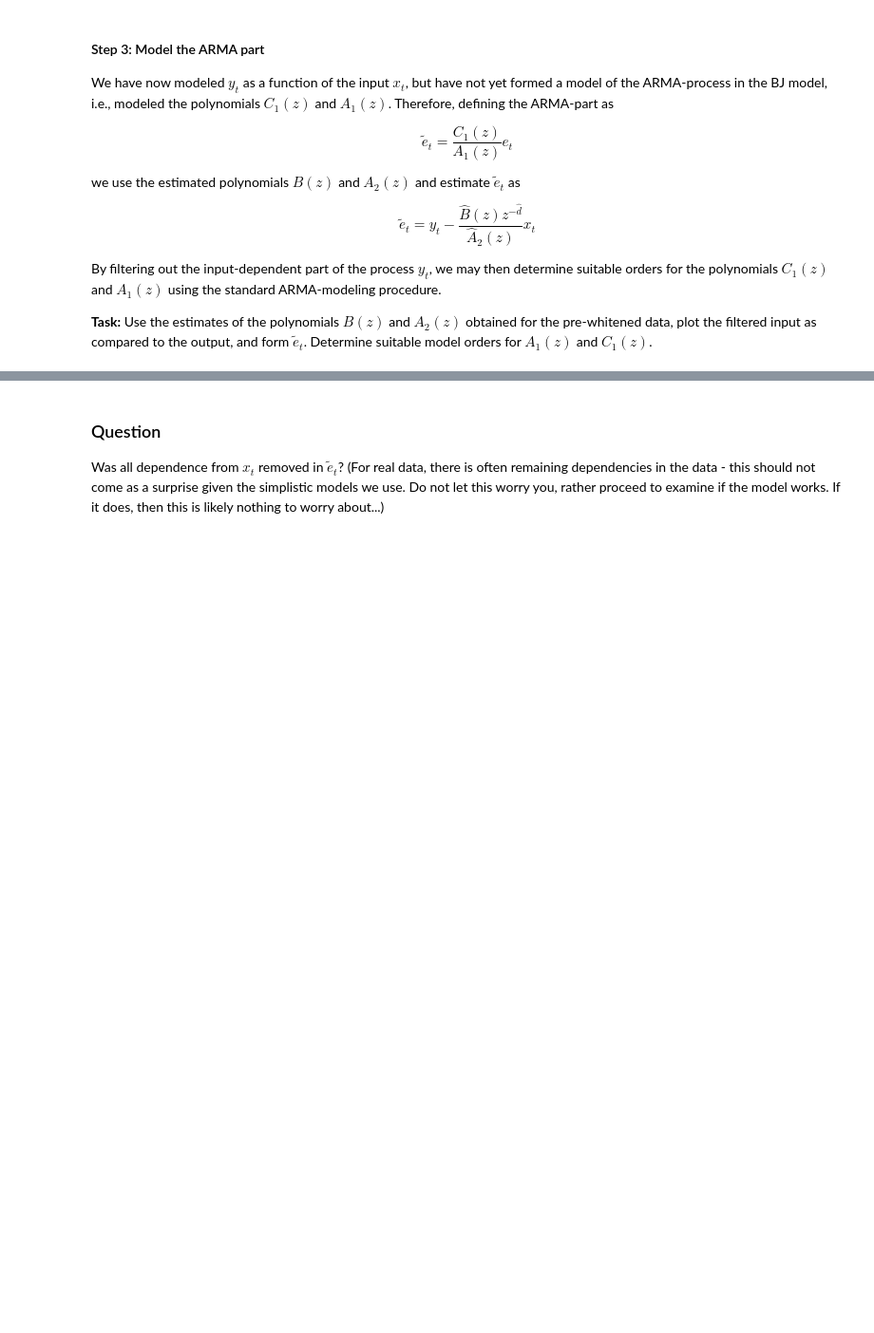
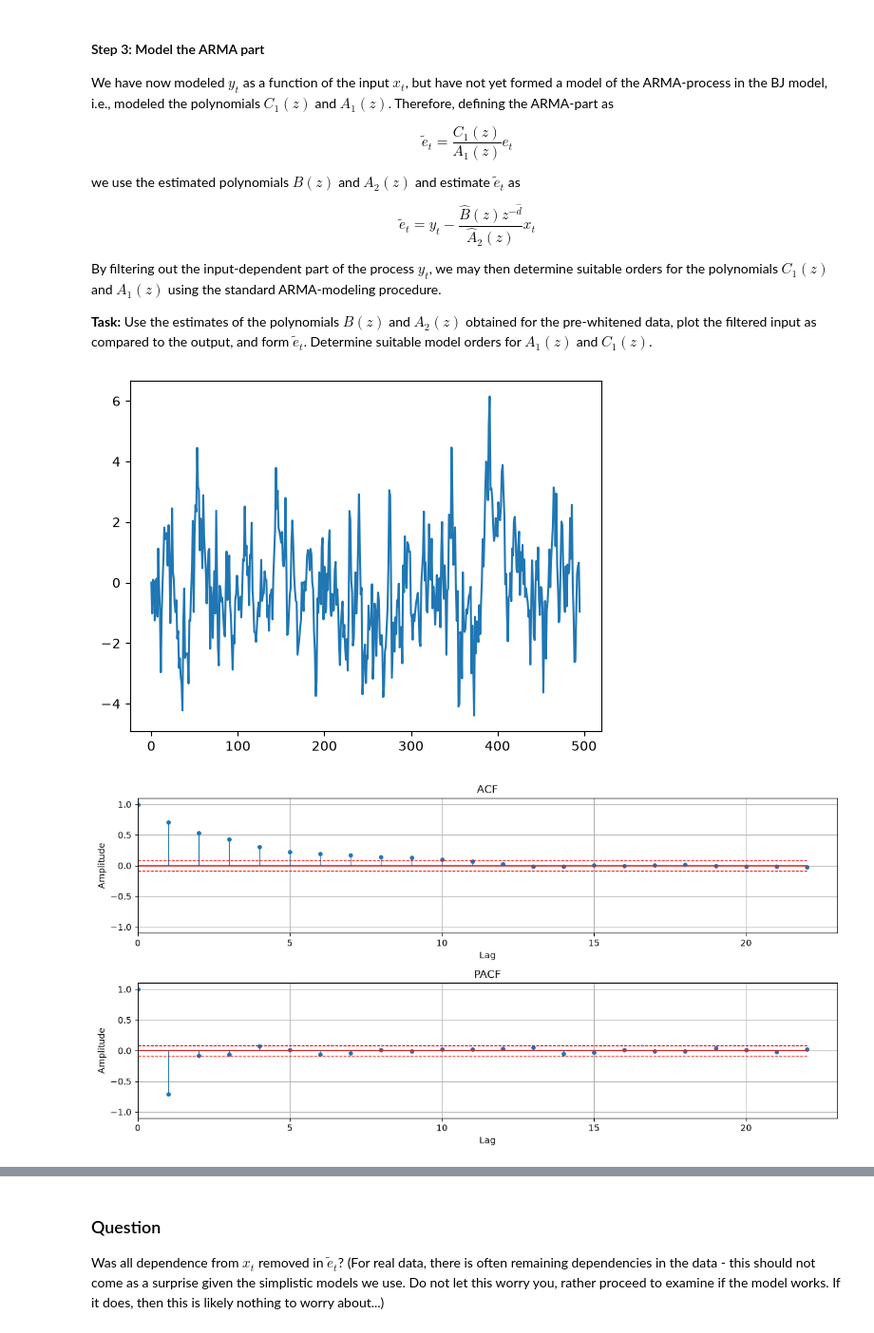
Before and after one commit to H-Wadman/TimeSeriesAnalysis, a Jupyter notebook: labs/lab2.ipynb, the cells around one changed output, grey strips where cells are left out. Shown at 95% size. Cells and saved outputs as stored; diff of their text form; code cells hidden in the pictures; blank space fills up the shorter version.

```diff
--- a/labs/lab2.ipynb
+++ b/labs/lab2.ipynb
@@ -277,3 +297,11 @@ By filtering out the input-dependent part of the process $y_t$, we may then dete
 **Task:** Use the estimates of the polynomials $B(z)$ and $A_2(z)$ obtained for the pre-whitened data, plot the filtered input as compared to the output, and form $\tilde{e}_t$. Determine suitable model orders for $A_1(z)$ and $C_1(z)$.
 # %%
 # analyze the etilde and estimate order for A1, C1
+plt.figure()
+plt.plot(etilde)
+
+
+plotACFnPACF(etilde)
+# %% [output]
+[figure, added]
+[figure, added]
```
Also changed, not shown: parts of 20 cells of this notebook, 1 other file.
